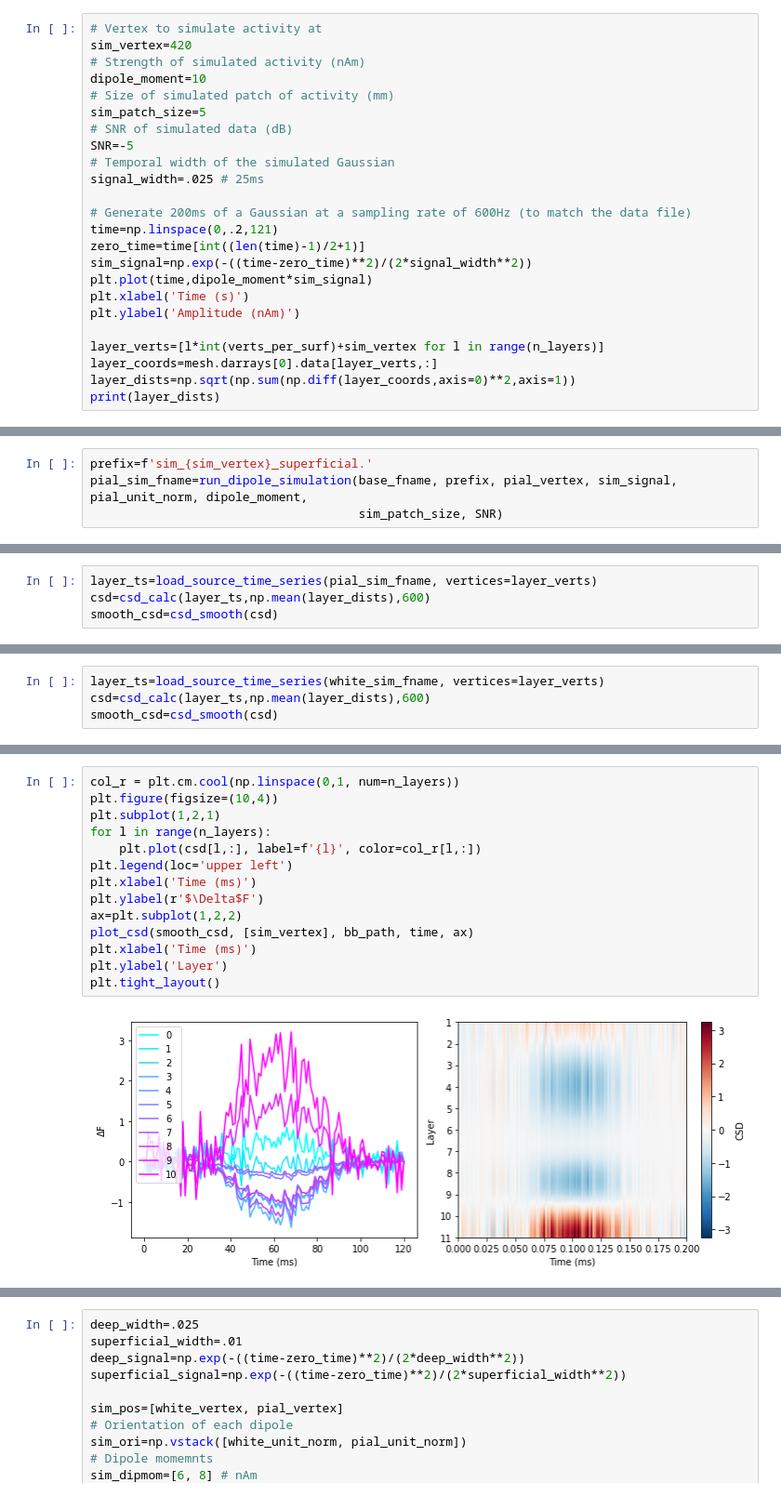
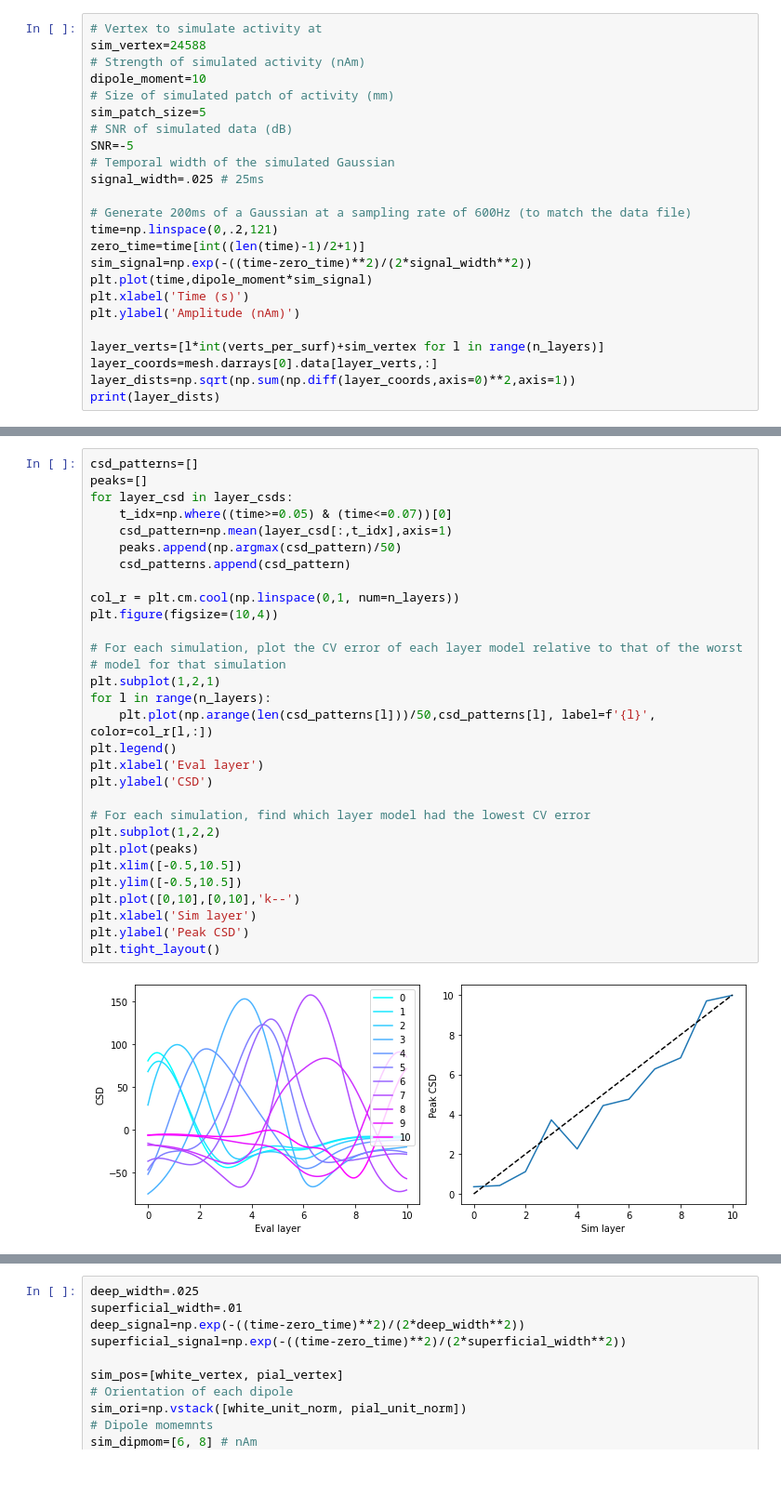
Before and after one commit to danclab/laMEG, a Jupyter notebook: sim_csd.ipynb, the cells around one changed output, grey strips where cells are left out. Shown at 93% size. Drawn from its saved outputs; the diff is of its cells as text.

```diff
--- a/sim_csd.ipynb
+++ b/sim_csd.ipynb
@@ -152,6 +72,6 @@ n_temp_modes = 4
 # %%
 # Vertex to simulate activity at
-sim_vertex=420
+sim_vertex=24588
 # Strength of simulated activity (nAm)
 dipole_moment=10
 # Size of simulated patch of activity (mm)
@@ -185,4 +99,0 @@ white_unit_norm=-1*mesh.darrays[2].data[white_vertex,:]
-# %%
-prefix=f'sim_{sim_vertex}_superficial.'
-pial_sim_fname=run_dipole_simulation(base_fname, prefix, pial_vertex, sim_signal, pial_unit_norm, dipole_moment,
-                                     sim_patch_size, SNR)
@@ -195,4 +99,0 @@ FWHM of 5.00 is approx 3.33 times vertex spacing
-# %%
-layer_ts=load_source_time_series(pial_sim_fname, vertices=layer_verts)
-csd=csd_calc(layer_ts,np.mean(layer_dists),600)
-smooth_csd=csd_smooth(csd)
@@ -229,4 +194,0 @@ FWHM of 5.00 is approx 3.33 times vertex spacing
-# %%
-layer_ts=load_source_time_series(white_sim_fname, vertices=layer_verts)
-csd=csd_calc(layer_ts,np.mean(layer_dists),600)
-smooth_csd=csd_smooth(csd)
@@ -237,16 +268,32 @@ a = [ 2.213 ]
 # %%
+csd_patterns=[]
+peaks=[]
+for layer_csd in layer_csds:
+    t_idx=np.where((time>=0.05) & (time<=0.07))[0]
+    csd_pattern=np.mean(layer_csd[:,t_idx],axis=1)
+    peaks.append(np.argmax(csd_pattern)/50)
+    csd_patterns.append(csd_pattern)
+
 col_r = plt.cm.cool(np.linspace(0,1, num=n_layers))
 plt.figure(figsize=(10,4))
+
+# For each simulation, plot the CV error of each layer model relative to that of the worst
+# model for that simulation
 plt.subplot(1,2,1)
 for l in range(n_layers):
-    plt.plot(csd[l,:], label=f'{l}', color=col_r[l,:])
-plt.legend(loc='upper left')
-plt.xlabel('Time (ms)')
-plt.ylabel(r'$\Delta$F')
-ax=plt.subplot(1,2,2)
-plot_csd(smooth_csd, [sim_vertex], bb_path, time, ax)
-plt.xlabel('Time (ms)')
-plt.ylabel('Layer')
+    plt.plot(np.arange(len(csd_patterns[l]))/50,csd_patterns[l], label=f'{l}', color=col_r[l,:])
+plt.legend()
+plt.xlabel('Eval layer')
+plt.ylabel('CSD')
+
+# For each simulation, find which layer model had the lowest CV error
+plt.subplot(1,2,2)
+plt.plot(peaks)
+plt.xlim([-0.5,10.5])
+plt.ylim([-0.5,10.5])
+plt.plot([0,10],[0,10],'k--')
+plt.xlabel('Sim layer')
+plt.ylabel('Peak CSD')
 plt.tight_layout()
 # %% [output]
-[figure, old version]
+[figure, new version]
```
Also changed, not shown: parts of 20 cells of this notebook, 7 other files.
